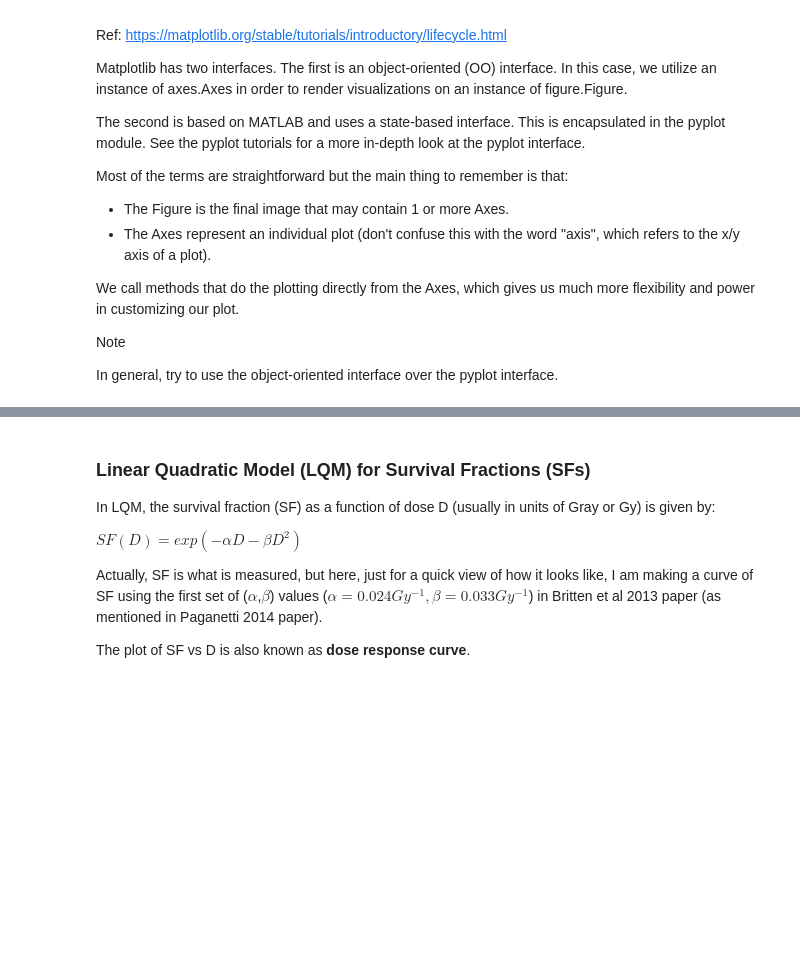
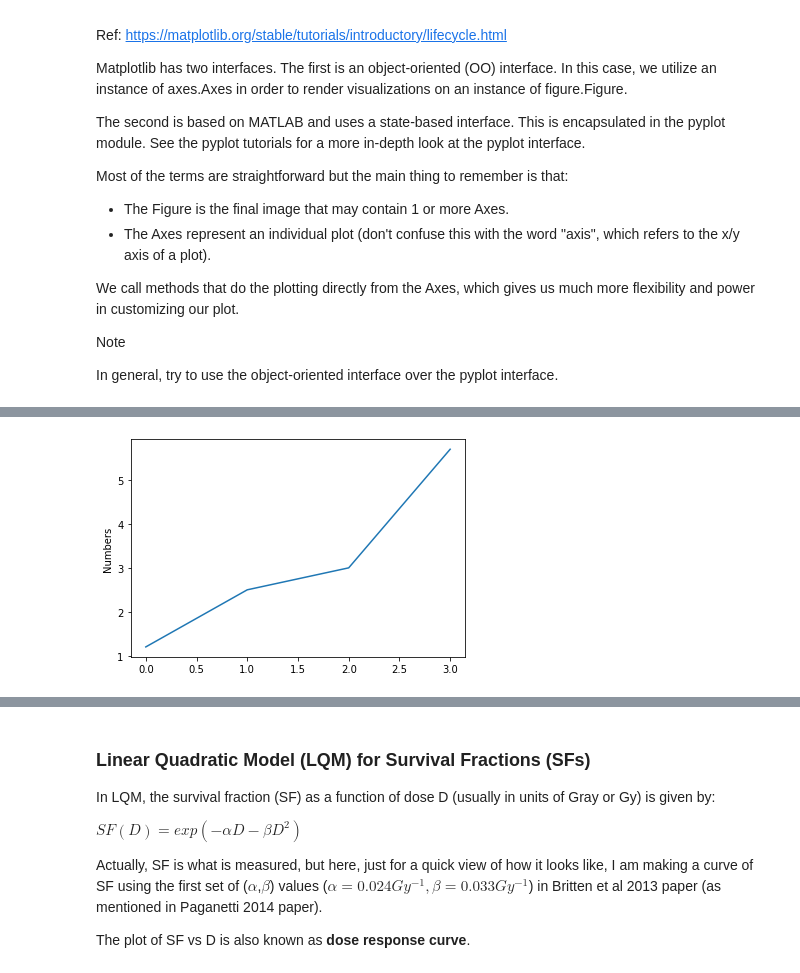
Before and after one commit to KPAdhikari/PythonStuff, a Jupyter notebook: IPython_Jupyter_Notebooks/Python Plotting - matplotlib V2.ipynb, the cells around one changed output, grey strips where cells are left out. Drawn from its saved outputs; the diff is of its cells as text; code cells hidden in the pictures; blank space fills up the shorter version.

```diff
--- a/IPython_Jupyter_Notebooks/Python Plotting - matplotlib V2.ipynb
+++ b/IPython_Jupyter_Notebooks/Python Plotting - matplotlib V2.ipynb
@@ -43,0 +114,6 @@ In general, try to use the object-oriented interface over the pyplot interface.
+# %%
+plt.plot([1.2, 2.5, 3, 5.7])
+plt.ylabel('Numbers')
+plt.show()
+# %% [output]
+[figure, added]
```
Also changed, not shown: parts of 27 cells of this notebook, 1 other file.
